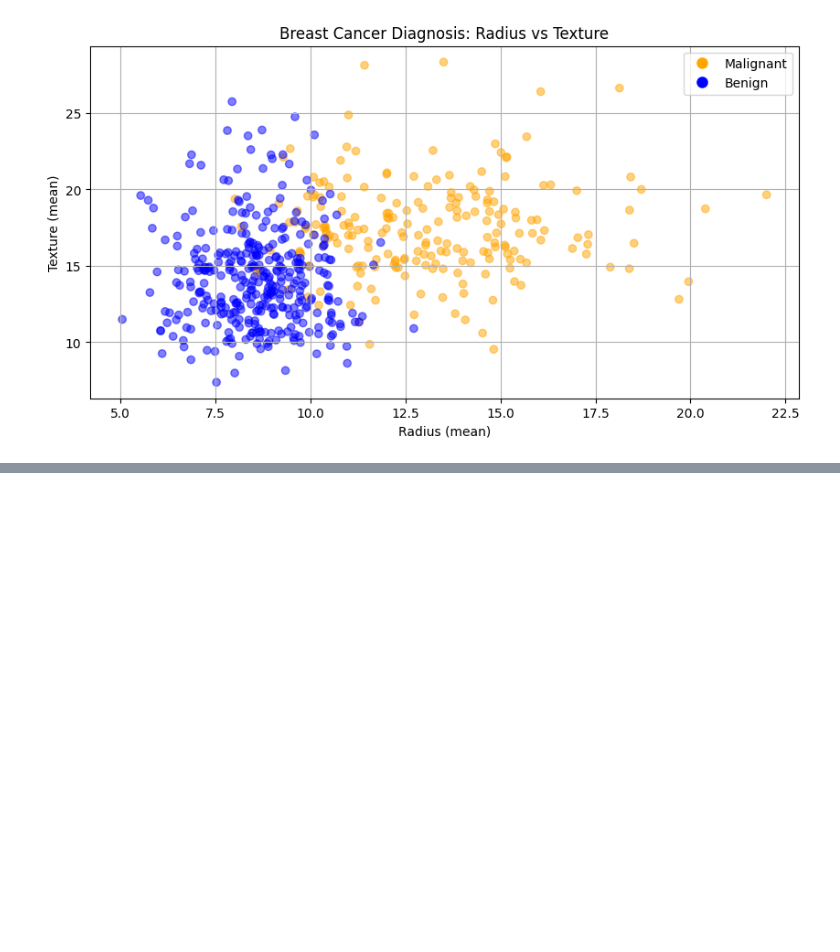
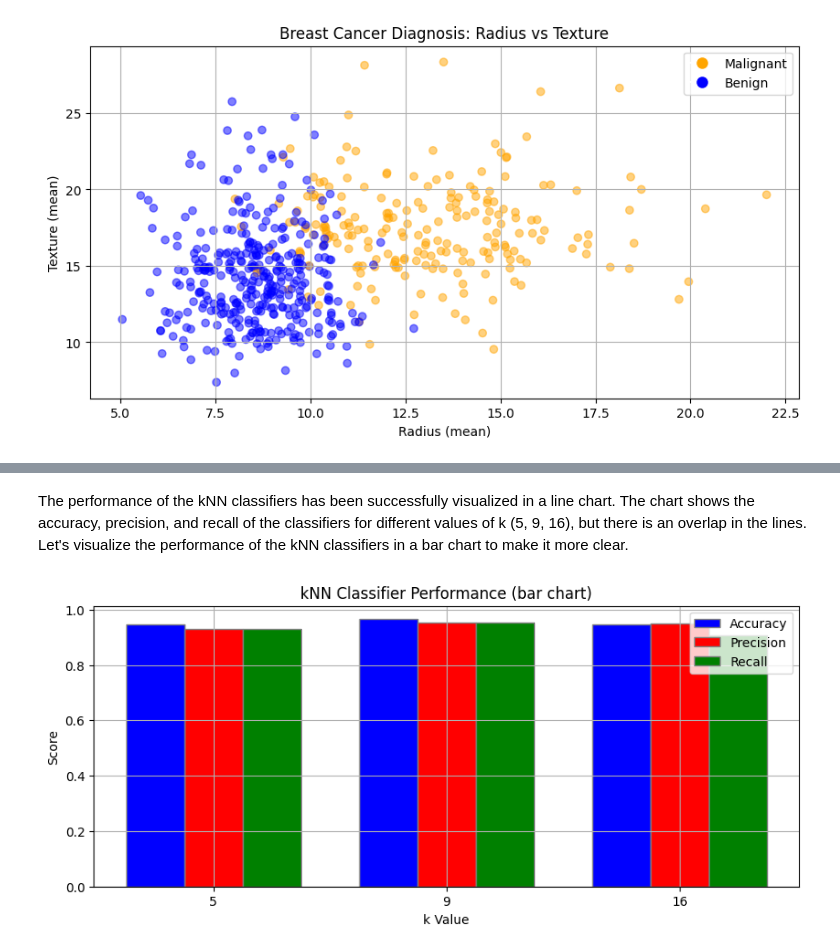
Before and after one commit to Group-6-Software-Development/Data-Handling-and-Machine-Learning, a Jupyter notebook: home_assignments/Task_2-kNN_Classifier.ipynb, the cells around one changed output, grey strips where cells are left out. Drawn from its saved outputs; the diff is of its cells as text; code cells hidden in the pictures; blank space fills up the shorter version.

```diff
--- a/home_assignments/Task_2-kNN_Classifier.ipynb
+++ b/home_assignments/Task_2-kNN_Classifier.ipynb
@@ -181,0 +247,33 @@ Accuracy: 94.7368%
+# %% [markdown]
+The performance of the kNN classifiers has been successfully visualized in a line chart. The chart shows the accuracy, precision, and recall of the classifiers for different values of k (5, 9, 16), but there is an overlap in the lines. Let's visualize the performance of the kNN classifiers in a bar chart to make it more clear.
+# %%
+# Set the width of the bars
+bar_width = 0.25
+
+# Positions of the bars on the x-axis
+r1 = np.arange(len(k_values))
+r2 = [x + bar_width for x in r1]
+r3 = [x + bar_width for x in r2]
+
+# Plotting the bars
+fig, ax = plt.subplots(figsize=(10, 4))
+
+# Create bars for each metric
+ax.bar(r1, accuracy_values, color='b', width=bar_width, edgecolor='grey', label='Accuracy')
+ax.bar(r2, precision_values, color='r', width=bar_width, edgecolor='grey', label='Precision')
+ax.bar(r3, recall_values, color='g', width=bar_width, edgecolor='grey', label='Recall')
+
+# Adding labels and title
+plt.title("kNN Classifier Performance (bar chart)")
+plt.xlabel("k Value")
+plt.ylabel("Score")
+plt.xticks([r + bar_width for r in range(len(k_values))], k_values)
+
+# Adding a legend
+plt.legend()
+
+# Display the plot
+plt.grid(True)
+plt.show()
+# %% [output]
+[figure, added]
```
Also changed, not shown: parts of 23 cells of this notebook.
